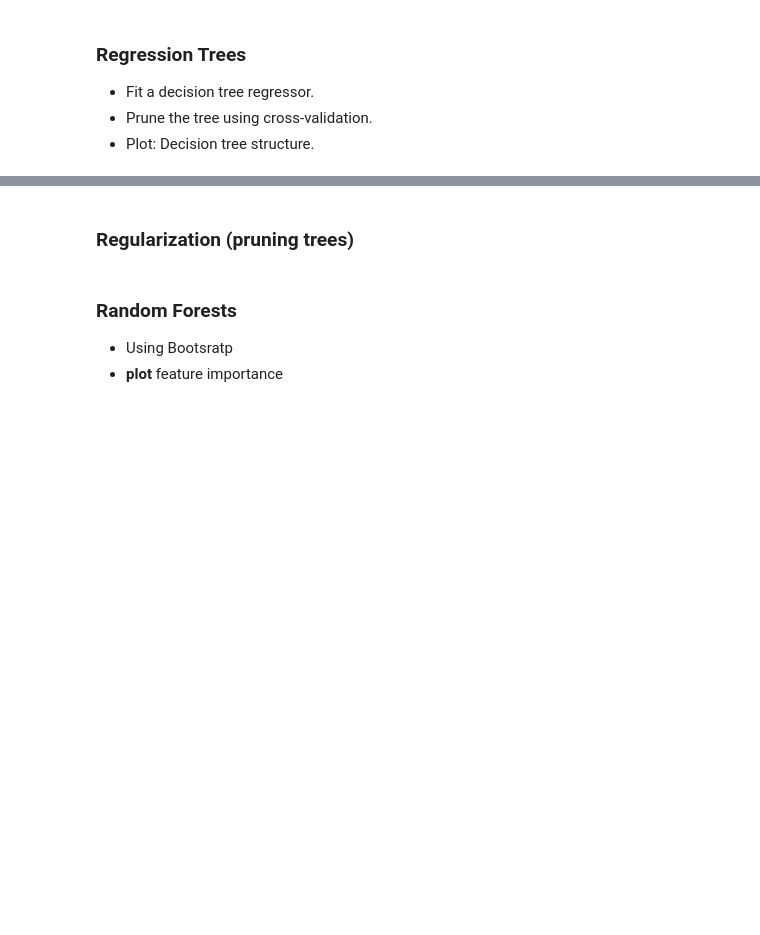
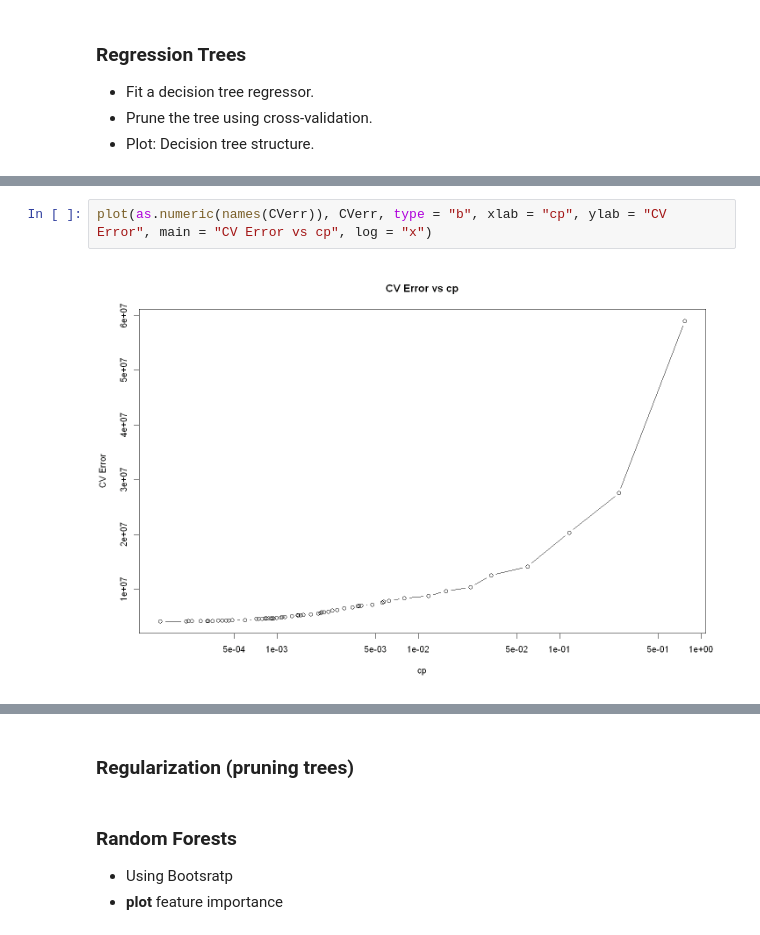
Before and after one commit to Dorianhgn/ProjetML4A, a Jupyter notebook: Calories_Burned/Dorian/R.ipynb, the cells around one changed output, grey strips where cells are left out. Saved outputs shown, nothing was run; the diff lists cells and outputs as text; blank space fills up the shorter version.

```diff
--- a/Calories_Burned/Dorian/R.ipynb
+++ b/Calories_Burned/Dorian/R.ipynb
@@ -391,0 +472,4 @@ rpart.plot(fit_calories, extra = 101, type = 3, under = TRUE, cex = 0.8, tweak =
+# %%
+plot(as.numeric(names(CVerr)), CVerr, type = "b", xlab = "cp", ylab = "CV Error", main = "CV Error vs cp", log = "x")
+# %% [output]
+[figure, added]
```
Also changed, not shown: parts of 22 cells of this notebook.
